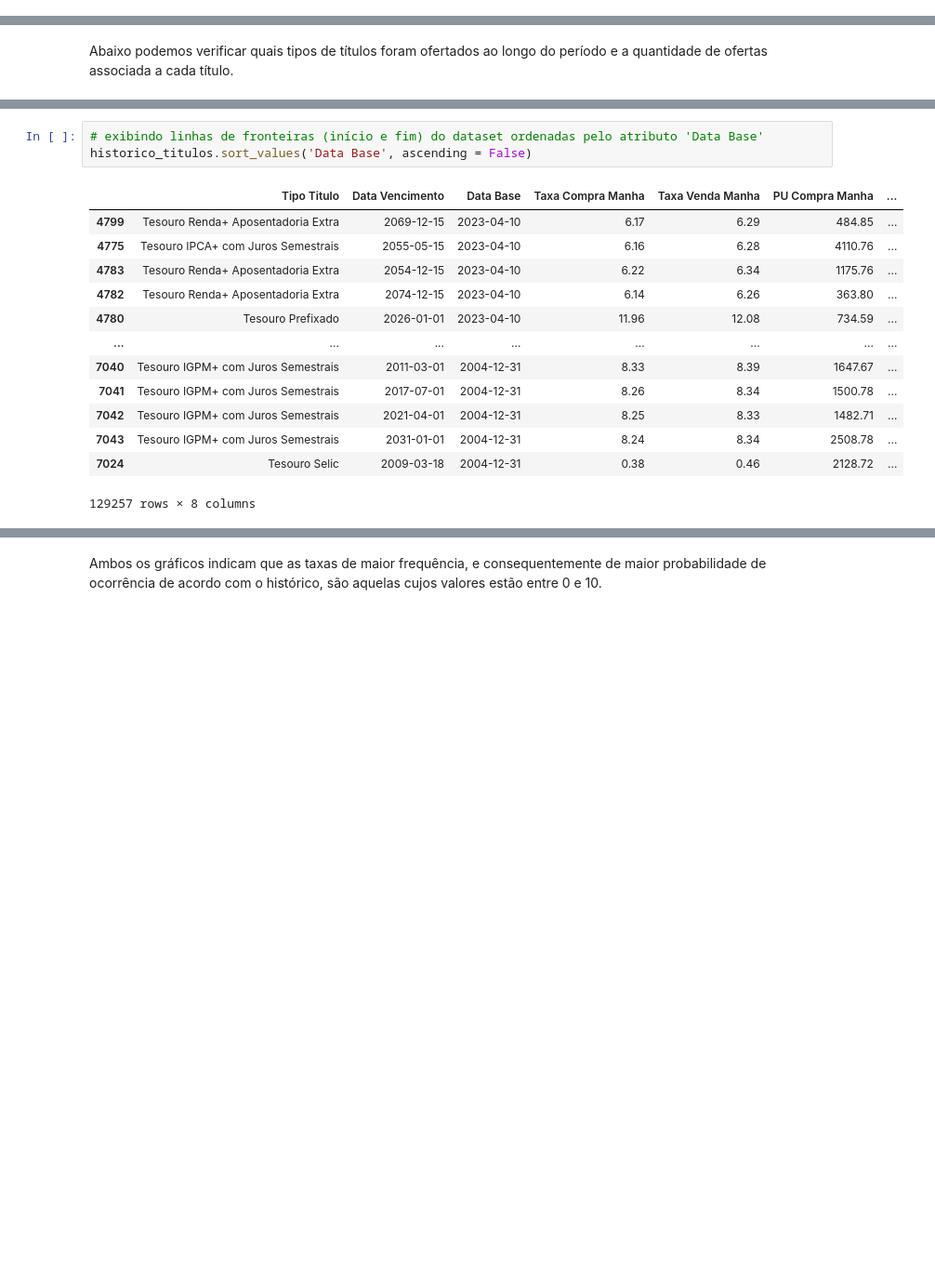
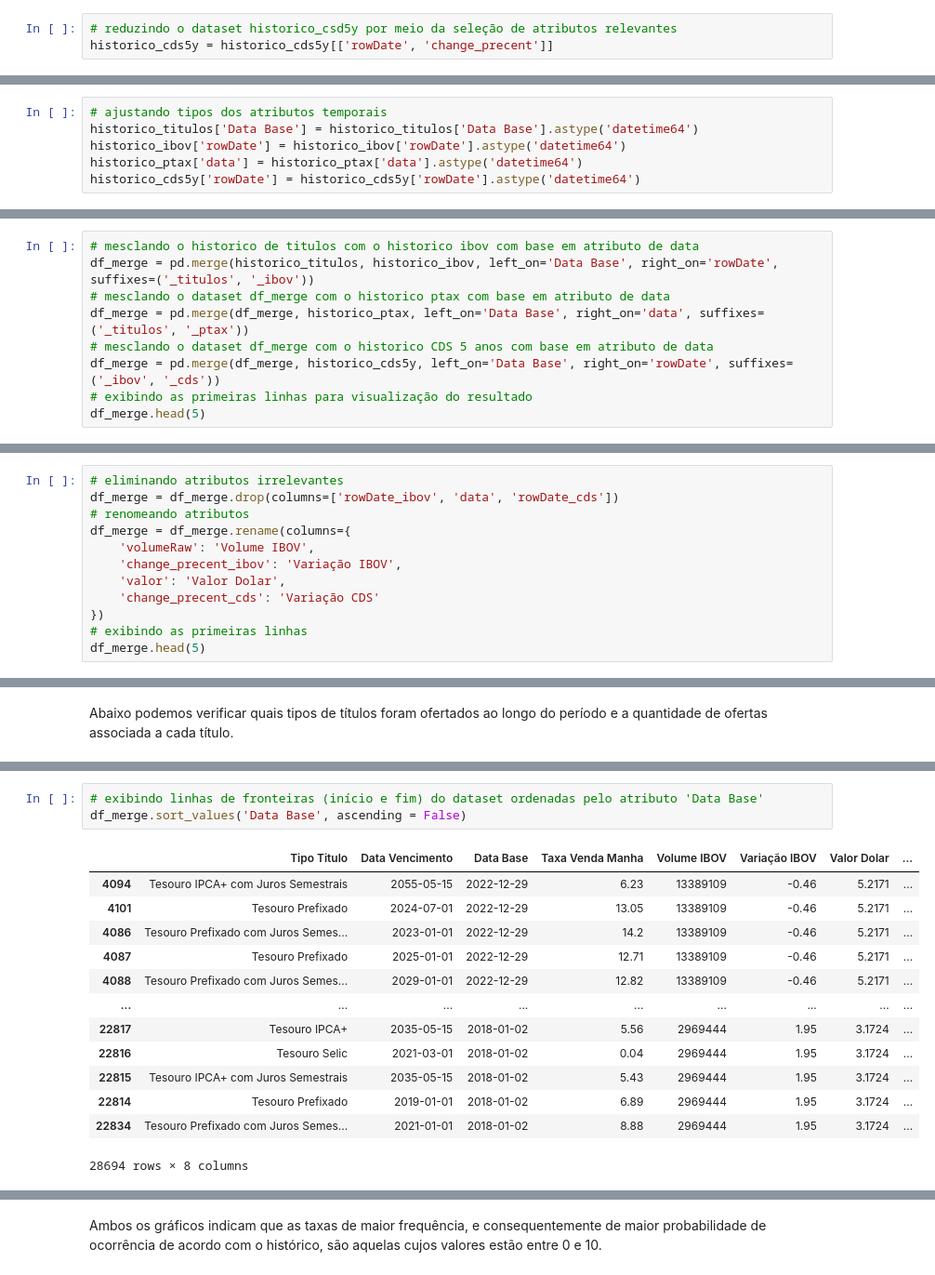
Before and after one commit to fppfurtado/mvp-pos-ciencia-de-dados, a Jupyter notebook: Projeto_MVP_Preditor_de_Preços_de_Títulos_Públicos_Federais.ipynb, the cells around one changed output, grey strips where cells are left out. Shown: that part at 93% size. Saved outputs shown, nothing was run; the diff lists cells and outputs as text; blank space fills up the shorter version.

```diff
--- a/Projeto_MVP_Preditor_de_Preços_de_Títulos_Públicos_Federais.ipynb
+++ b/Projeto_MVP_Preditor_de_Preços_de_Títulos_Públicos_Federais.ipynb
@@ -66,0 +107,3 @@ Posteriormente, na seção de Pré-Processamento, será feita uma junção dos q
+# %%
+# reduzindo o dataset historico_csd5y por meio da seleção de atributos relevantes
+historico_cds5y = historico_cds5y[['rowDate', 'change_precent']]
@@ -66,0 +112,6 @@ Posteriormente, na seção de Pré-Processamento, será feita uma junção dos q
+# %%
+# ajustando tipos dos atributos temporais
+historico_titulos['Data Base'] = historico_titulos['Data Base'].astype('datetime64')
+historico_ibov['rowDate'] = historico_ibov['rowDate'].astype('datetime64')
+historico_ptax['data'] = historico_ptax['data'].astype('datetime64')
+historico_cds5y['rowDate'] = historico_cds5y['rowDate'].astype('datetime64')
@@ -66,0 +120,9 @@ Posteriormente, na seção de Pré-Processamento, será feita uma junção dos q
+# %%
+# mesclando o historico de titulos com o historico ibov com base em atributo de data
+df_merge = pd.merge(historico_titulos, historico_ibov, left_on='Data Base', right_on='rowDate', suffixes=('_titulos', '_ibov'))
+# mesclando o dataset df_merge com o historico ptax com base em atributo de data
+df_merge = pd.merge(df_merge, historico_ptax, left_on='Data Base', right_on='data', suffixes=('_titulos', '_ptax'))
+# mesclando o dataset df_merge com o historico CDS 5 anos com base em atributo de data
+df_merge = pd.merge(df_merge, historico_cds5y, left_on='Data Base', right_on='rowDate', suffixes=('_ibov', '_cds'))
+# exibindo as primeiras linhas para visualização do resultado
+df_merge.head(5)
@@ -66,0 +138,12 @@ Posteriormente, na seção de Pré-Processamento, será feita uma junção dos q
+# %%
+# eliminando atributos irrelevantes
+df_merge = df_merge.drop(columns=['rowDate_ibov', 'data', 'rowDate_cds'])
+# renomeando atributos
+df_merge = df_merge.rename(columns={
+    'volumeRaw': 'Volume IBOV',
+    'change_precent_ibov': 'Variação IBOV',
+    'valor': 'Valor Dolar',
+    'change_precent_cds': 'Variação CDS'
+})
+# exibindo as primeiras linhas
+df_merge.head(5)
@@ -175,17 +246,17 @@ Agora apenas o atributo categórico "Tipo Titulo" está estruturado como texto,
 # %%
 # exibindo linhas de fronteiras (início e fim) do dataset ordenadas pelo atributo 'Data Base'
-historico_titulos.sort_values('Data Base', ascending = False)
+df_merge.sort_values('Data Base', ascending = False)
 # %% [output]
-|  | Tipo Titulo | Data Vencimento | Data Base | Taxa Compra Manha | Taxa Venda Manha | PU Compra Manha | ... |
-| 4799 | Tesouro Renda+ Aposentadoria Extra | 2069-12-15 | 2023-04-10 | 6.17 | 6.29 | 484.85 | ... |
-| 4775 | Tesouro IPCA+ com Juros Semestrais | 2055-05-15 | 2023-04-10 | 6.16 | 6.28 | 4110.76 | ... |
-| 4783 | Tesouro Renda+ Aposentadoria Extra | 2054-12-15 | 2023-04-10 | 6.22 | 6.34 | 1175.76 | ... |
-| 4782 | Tesouro Renda+ Aposentadoria Extra | 2074-12-15 | 2023-04-10 | 6.14 | 6.26 | 363.80 | ... |
-| 4780 | Tesouro Prefixado | 2026-01-01 | 2023-04-10 | 11.96 | 12.08 | 734.59 | ... |
-| ... | ... | ... | ... | ... | ... | ... | ... |
-| 7040 | Tesouro IGPM+ com Juros Semestrais | 2011-03-01 | 2004-12-31 | 8.33 | 8.39 | 1647.67 | ... |
-| 7041 | Tesouro IGPM+ com Juros Semestrais | 2017-07-01 | 2004-12-31 | 8.26 | 8.34 | 1500.78 | ... |
-| 7042 | Tesouro IGPM+ com Juros Semestrais | 2021-04-01 | 2004-12-31 | 8.25 | 8.33 | 1482.71 | ... |
-| 7043 | Tesouro IGPM+ com Juros Semestrais | 2031-01-01 | 2004-12-31 | 8.24 | 8.34 | 2508.78 | ... |
-| 7024 | Tesouro Selic | 2009-03-18 | 2004-12-31 | 0.38 | 0.46 | 2128.72 | ... |
+|  | Tipo Titulo | Data Vencimento | Data Base | Taxa Venda Manha | Volume IBOV | Variação IBOV | Valor Dolar | ... |
+| 4094 | Tesouro IPCA+ com Juros Semestrais | 2055-05-15 | 2022-12-29 | 6.23 | 13389109 | -0.46 | 5.2171 | ... |
+| 4101 | Tesouro Prefixado | 2024-07-01 | 2022-12-29 | 13.05 | 13389109 | -0.46 | 5.2171 | ... |
+| 4086 | Tesouro Prefixado com Juros Semes... | 2023-01-01 | 2022-12-29 | 14.2 | 13389109 | -0.46 | 5.2171 | ... |
+| 4087 | Tesouro Prefixado | 2025-01-01 | 2022-12-29 | 12.71 | 13389109 | -0.46 | 5.2171 | ... |
+| 4088 | Tesouro Prefixado com Juros Semes... | 2029-01-01 | 2022-12-29 | 12.82 | 13389109 | -0.46 | 5.2171 | ... |
+| ... | ... | ... | ... | ... | ... | ... | ... | ... |
+| 22817 | Tesouro IPCA+ | 2035-05-15 | 2018-01-02 | 5.56 | 2969444 | 1.95 | 3.1724 | ... |
+| 22816 | Tesouro Selic | 2021-03-01 | 2018-01-02 | 0.04 | 2969444 | 1.95 | 3.1724 | ... |
+| 22815 | Tesouro IPCA+ com Juros Semestrais | 2035-05-15 | 2018-01-02 | 5.43 | 2969444 | 1.95 | 3.1724 | ... |
+| 22814 | Tesouro Prefixado | 2019-01-01 | 2018-01-02 | 6.89 | 2969444 | 1.95 | 3.1724 | ... |
+| 22834 | Tesouro Prefixado com Juros Semes... | 2021-01-01 | 2018-01-02 | 8.88 | 2969444 | 1.95 | 3.1724 | ... |
-129257 rows × 8 columns
+28694 rows × 8 columns
```
Also changed, not shown: parts of 66 cells of this notebook.
